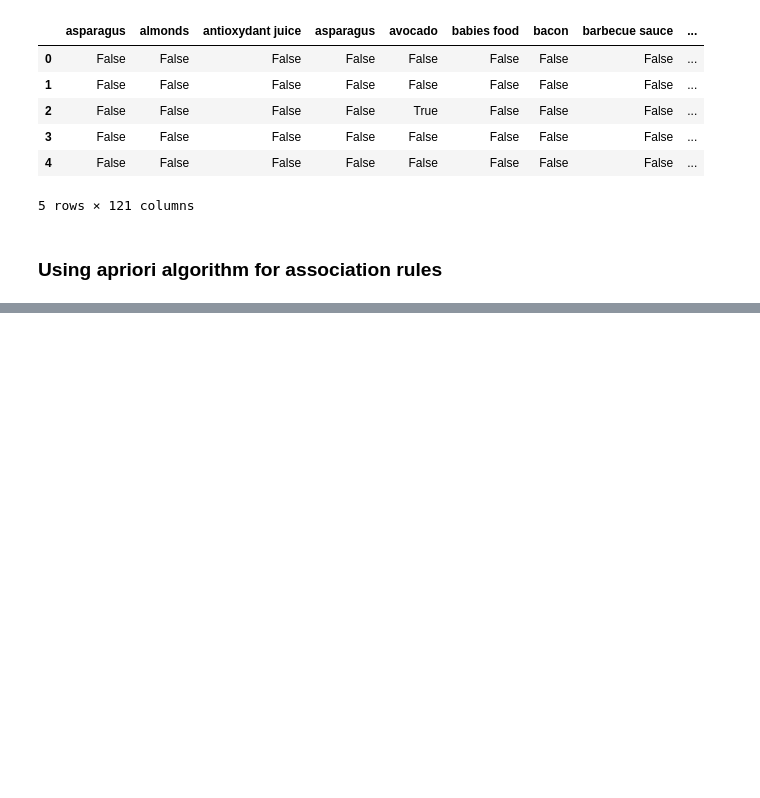
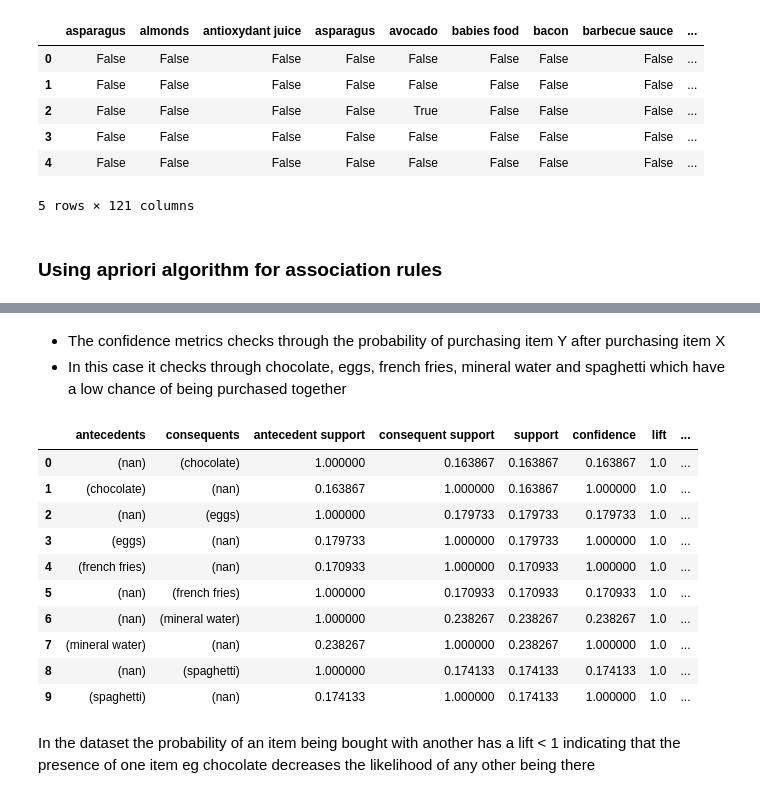
Before and after one commit to normanmunge/association-rules-tutorial, a Jupyter notebook: market_basket_optimisation.ipynb, the cells around one changed output, grey strips where cells are left out. Saved outputs shown, nothing was run; the diff lists cells and outputs as text; code cells hidden in the pictures; blank space fills up the shorter version.

```diff
--- a/market_basket_optimisation.ipynb
+++ b/market_basket_optimisation.ipynb
@@ -97,0 +126,20 @@ frequent_itemsets
+# %% [markdown]
+* The confidence metrics checks through the probability of purchasing item Y after purchasing item X
+* In this case it checks through chocolate, eggs, french fries, mineral water and spaghetti which have a low chance of being purchased together
+# %%
+# Associate based on lift
+association_rules(frequent_itemsets,metric="lift",min_threshold=1)
+# %% [output]
+|  | antecedents | consequents | antecedent support | consequent support | support | confidence | lift | ... |
+| 0 | (nan) | (chocolate) | 1.000000 | 0.163867 | 0.163867 | 0.163867 | 1.0 | ... |
+| 1 | (chocolate) | (nan) | 0.163867 | 1.000000 | 0.163867 | 1.000000 | 1.0 | ... |
+| 2 | (nan) | (eggs) | 1.000000 | 0.179733 | 0.179733 | 0.179733 | 1.0 | ... |
+| 3 | (eggs) | (nan) | 0.179733 | 1.000000 | 0.179733 | 1.000000 | 1.0 | ... |
+| 4 | (french fries) | (nan) | 0.170933 | 1.000000 | 0.170933 | 1.000000 | 1.0 | ... |
+| 5 | (nan) | (french fries) | 1.000000 | 0.170933 | 0.170933 | 0.170933 | 1.0 | ... |
+| 6 | (nan) | (mineral water) | 1.000000 | 0.238267 | 0.238267 | 0.238267 | 1.0 | ... |
+| 7 | (mineral water) | (nan) | 0.238267 | 1.000000 | 0.238267 | 1.000000 | 1.0 | ... |
+| 8 | (nan) | (spaghetti) | 1.000000 | 0.174133 | 0.174133 | 0.174133 | 1.0 | ... |
+| 9 | (spaghetti) | (nan) | 0.174133 | 1.000000 | 0.174133 | 1.000000 | 1.0 | ... |
+# %% [markdown]
+In the dataset the probability of an item being bought with another has a lift < 1 indicating that the presence of one item eg chocolate decreases the likelihood of any other being there
```
Also changed, not shown: parts of 9 cells of this notebook.
